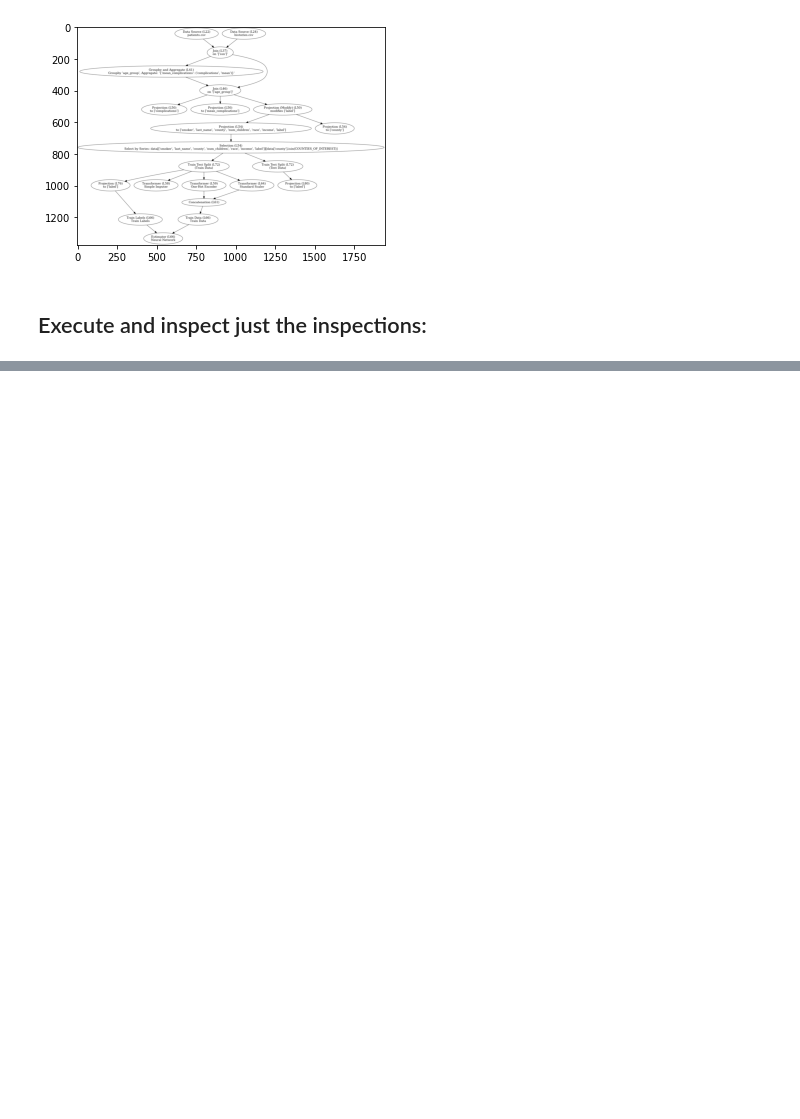
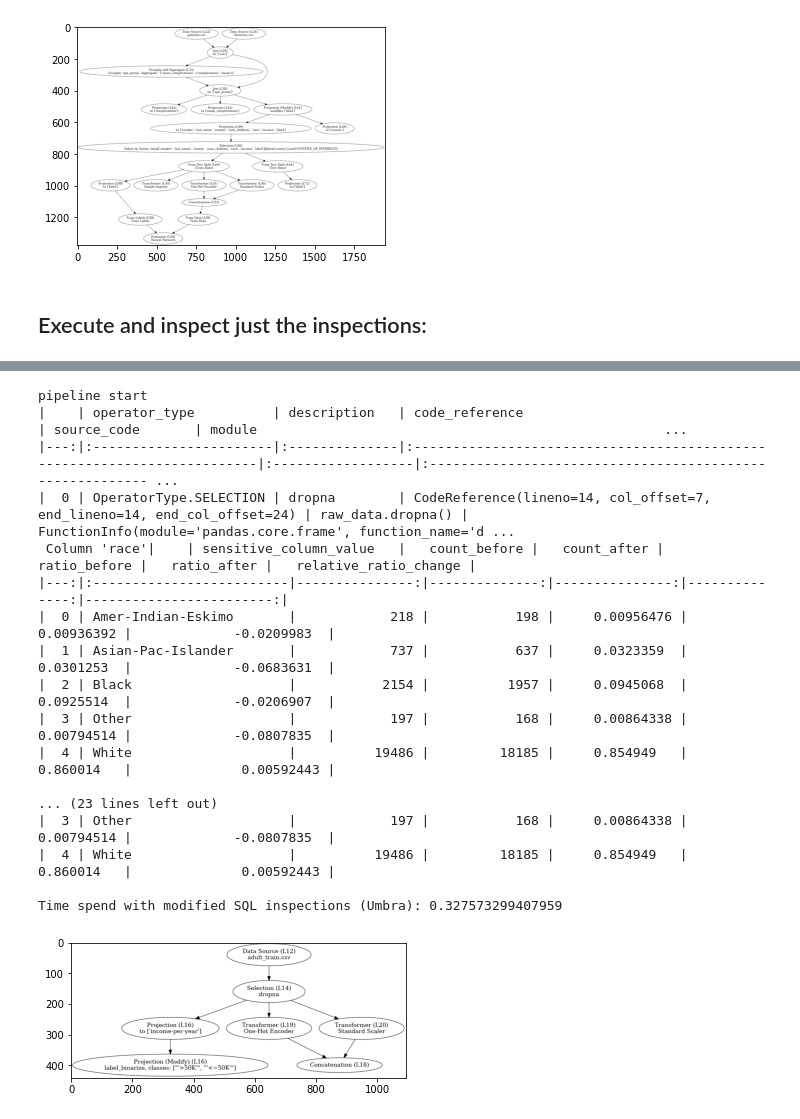
Before and after one commit to tum-db/mlinspect4sql, a Jupyter notebook: example_to_sql/to_sql_demo_inspection.ipynb, the cells around one changed output, grey strips where cells are left out. Saved outputs shown, nothing was run; the diff lists cells and outputs as text; code cells hidden in the pictures; blank space fills up the shorter version.

Commit message:
remove unused variables, include all four pipelines

```diff
--- a/example_to_sql/to_sql_demo_inspection.ipynb
+++ b/example_to_sql/to_sql_demo_inspection.ipynb
@@ -27,7 +27,6 @@ from mlinspect.to_sql.dbms_connectors.postgresql_connector import PostgresqlConn
 
 from mlinspect.to_sql.dbms_connectors.umbra_connector import UmbraConnector
 
-SIZES = [(10 ** i) for i in range(2, 5, 1)]
 
 # DBMS related:
 UMBRA_USER = "postgres"
@@ -59,6 +58,7 @@ ADULT_COMPLEX_FILE_PY_R = os.path.join(str(get_project_root()), "test", "monkeyp
 
 HEALTHCARE_BIAS = ['age_group', 'race']
 COMPAS_BIAS = ['sex', 'race']
+ADULT_SIMPLE_BIAS = ['race']
 # %% [markdown]
 ## Benchmark setup:
 # %%
@@ -200,0 +221,21 @@ run_for_all(COMPAS_FILE_PY_R, COMPAS_BIAS, mode="CTE", materialize=None)
+# %%
+run_for_all(ADULT_SIMPLE_FILE_PY_R, ADULT_SIMPLE_BIAS, mode="CTE", materialize=None)
+# %% [output]
+pipeline start
+|    | operator_type          | description   | code_reference                                                           | source_code       | module                                                    ...
+|---:|:-----------------------|:--------------|:-------------------------------------------------------------------------|:------------------|:--------------------------------------------------------- ...
+|  0 | OperatorType.SELECTION | dropna        | CodeReference(lineno=14, col_offset=7, end_lineno=14, end_col_offset=24) | raw_data.dropna() | FunctionInfo(module='pandas.core.frame', function_name='d ...
+ Column 'race'|    | sensitive_column_value   |   count_before |   count_after |   ratio_before |   ratio_after |   relative_ratio_change |
+|---:|:-------------------------|---------------:|--------------:|---------------:|--------------:|------------------------:|
+|  0 | Amer-Indian-Eskimo       |            218 |           198 |     0.00956476 |    0.00936392 |             -0.0209983  |
+|  1 | Asian-Pac-Islander       |            737 |           637 |     0.0323359  |    0.0301253  |             -0.0683631  |
+|  2 | Black                    |           2154 |          1957 |     0.0945068  |    0.0925514  |             -0.0206907  |
+|  3 | Other                    |            197 |           168 |     0.00864338 |    0.00794514 |             -0.0807835  |
+|  4 | White                    |          19486 |         18185 |     0.854949   |    0.860014   |              0.00592443 |
+
+... (23 lines left out)
+|  3 | Other                    |            197 |           168 |     0.00864338 |    0.00794514 |             -0.0807835  |
+|  4 | White                    |          19486 |         18185 |     0.854949   |    0.860014   |              0.00592443 |
+
+Time spend with modified SQL inspections (Umbra): 0.327573299407959
+[figure, added]
```
Also changed, not shown: parts of 4 cells of this notebook.
